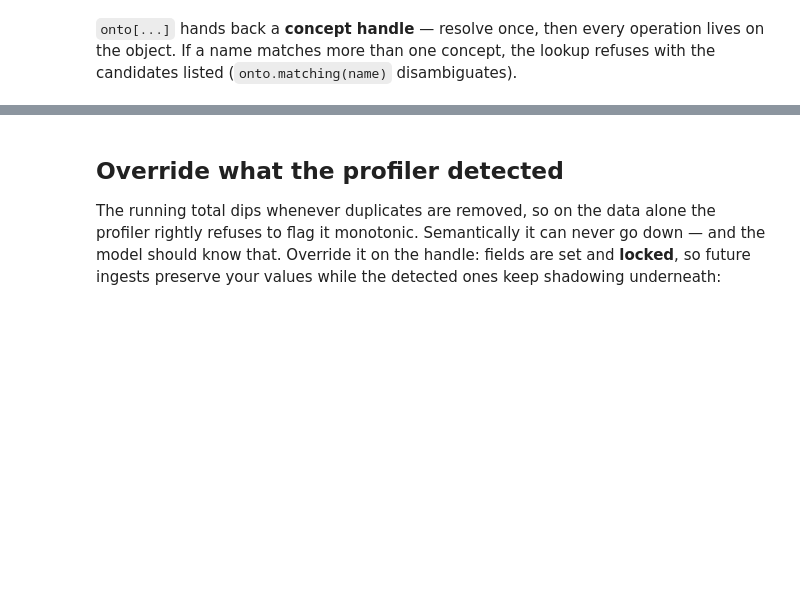
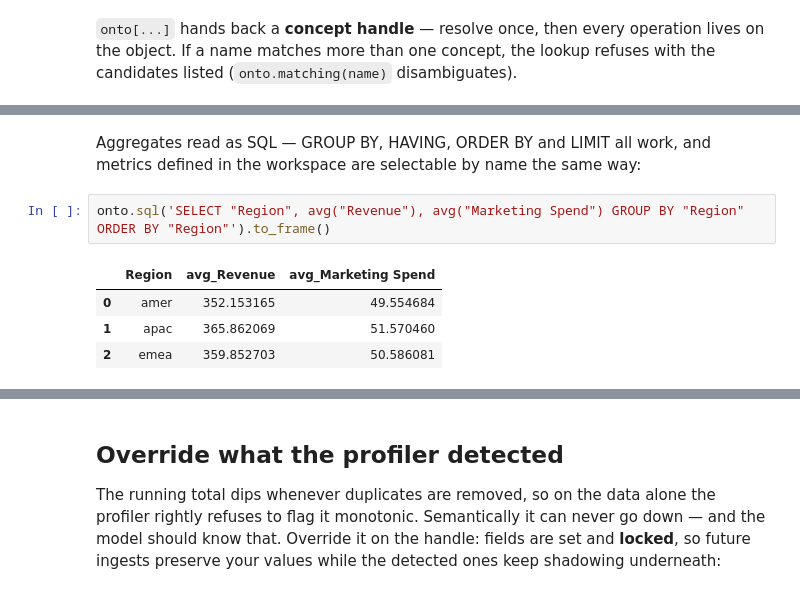
Before and after one commit to Perceptura/rootcause-python, a Jupyter notebook: examples/ontology.ipynb, the cells around one changed output, grey strips where cells are left out. Saved outputs shown, nothing was run; the diff lists cells and outputs as text; blank space fills up the shorter version.

```diff
--- a/examples/ontology.ipynb
+++ b/examples/ontology.ipynb
@@ -62,0 +78,10 @@ onto.query(
+# %% [markdown]
+Aggregates read as SQL — GROUP BY, HAVING, ORDER BY and LIMIT all work,
+and metrics defined in the workspace are selectable by name the same way:
+# %%
+onto.sql('SELECT "Region", avg("Revenue"), avg("Marketing Spend") GROUP BY "Region" ORDER BY "Region"').to_frame()
+# %% [output]
+|  | Region | avg_Revenue | avg_Marketing Spend |
+| 0 | amer | 352.153165 | 49.554684 |
+| 1 | apac | 365.862069 | 51.570460 |
+| 2 | emea | 359.852703 | 50.586081 |
```
Also changed, not shown: parts of 14 cells of this notebook, 8 other files.
